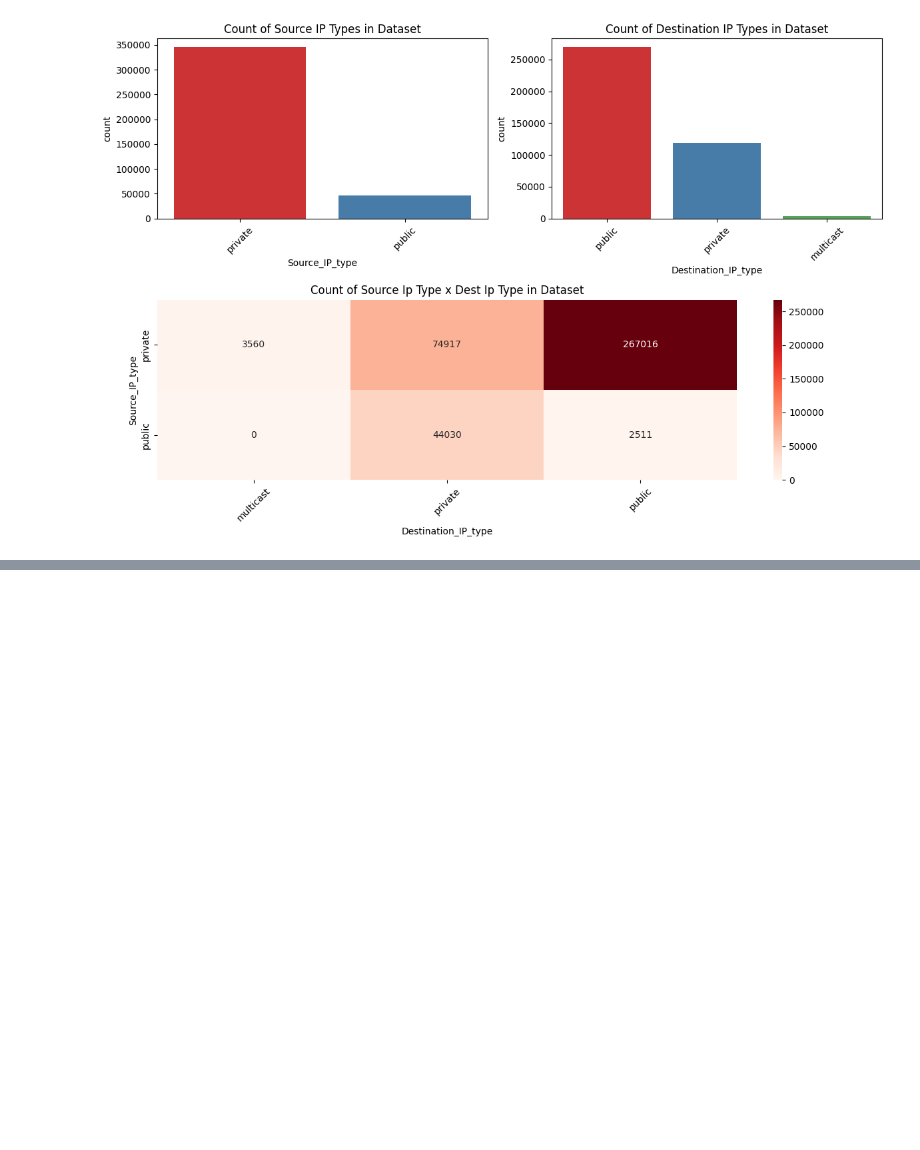
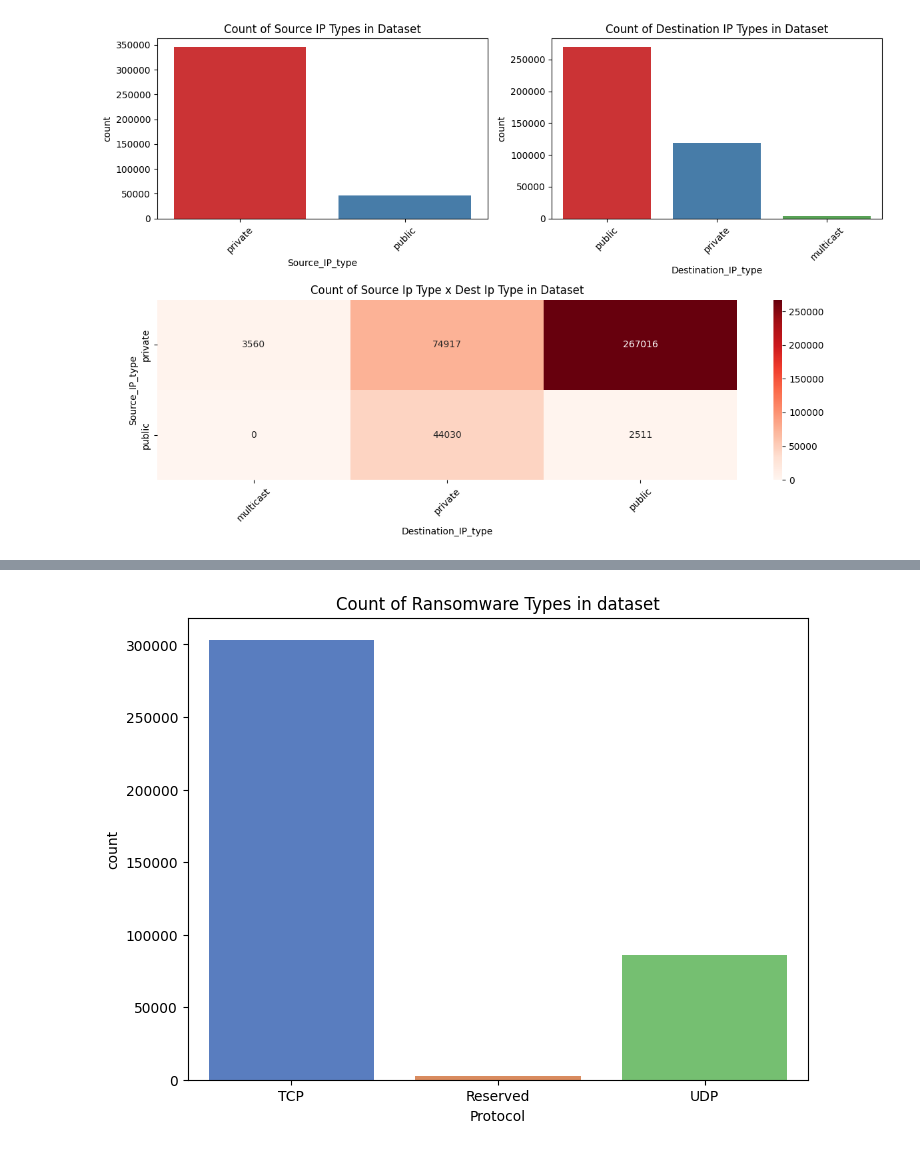
Before and after one commit to ArchisKulkarni002/RansomwareMLProject, a Jupyter notebook: Ransomware_Main.ipynb, the cells around one changed output, grey strips where cells are left out. Drawn from its saved outputs; the diff is of its cells as text; code cells hidden in the pictures; blank space fills up the shorter version.

```diff
--- a/Ransomware_Main.ipynb
+++ b/Ransomware_Main.ipynb
@@ -29,6 +29,7 @@ ransomware_df = pd.read_csv(data_path)
 # %%
 #defining color palettes
 ransomware_palette = sns.color_palette("Set1", 11)
+protocol_palette = sns.color_palette("muted", 3)
 # %%
 ransomware_df.columns = ransomware_df.columns.str.strip()
 # %%
@@ -282,0 +297,19 @@ print("cramers v  for Destination port and label = ", cvalue_sd_port_label)
+# %%
+protocol_mapping = {
+    0: 'Reserved',
+    1: 'ICMP',              # Internet Control Message Protocol
+    6: 'TCP',               # Transmission Control Protocol
+    17: 'UDP',              # User Datagram Protocol
+}
+
+# Map protocol numbers to protocol names
+processed_ransomware_df['Protocol'] = processed_ransomware_df['Protocol'].map(protocol_mapping)
+# %%
+plt.figure(figsize=(8, 6))
+# fig, axes = plt.subplots(1, 2, figsize=(16, 6))
+sns.countplot(data=processed_ransomware_df, x='Protocol', palette=protocol_palette)
+plt.title('Count of Ransomware Types in dataset')
+# axes[0].set_xticklabels(axes[0].get_xticklabels(), rotation=45)
+plt.show()
+# %% [output]
+[figure, added]
```
Also changed, not shown: parts of 7 cells of this notebook.
